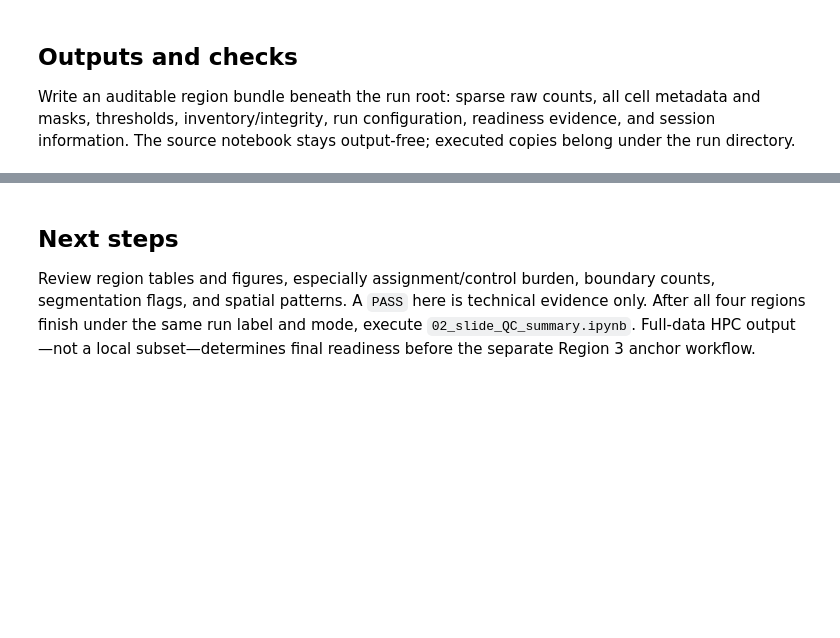
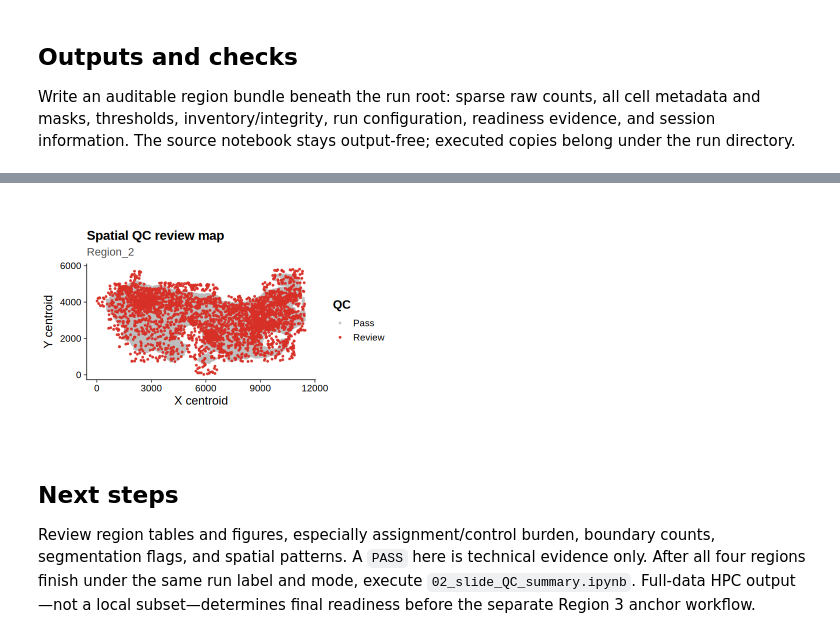
Before and after one commit to SharonWang/YNH_Xenium_scWAT, a Jupyter notebook: notebooks/01_QC_Region2.ipynb, the cells around one changed output, grey strips where cells are left out. Saved outputs shown, nothing was run; the diff lists cells and outputs as text; code cells hidden in the pictures; blank space fills up the shorter version.

```diff
--- a/notebooks/01_QC_Region2.ipynb
+++ b/notebooks/01_QC_Region2.ipynb
@@ -72,3 +104,7 @@ result
+# %%
+qc_plots$spatial
+# %% [output]
+[figure, added]
 # %% [markdown]
 ## Next steps
 
```
Also changed, not shown: parts of 9 cells of this notebook, 11 other files.
